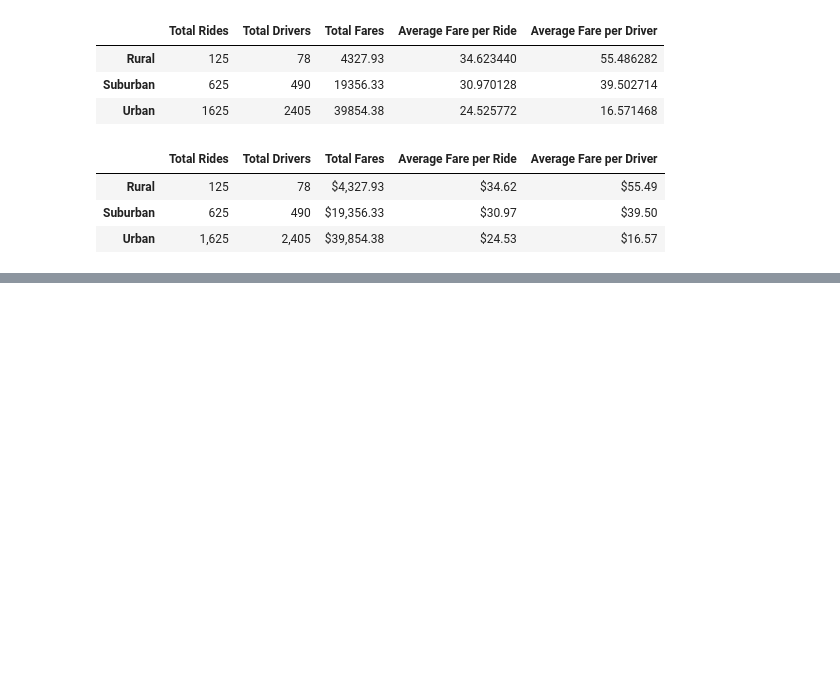
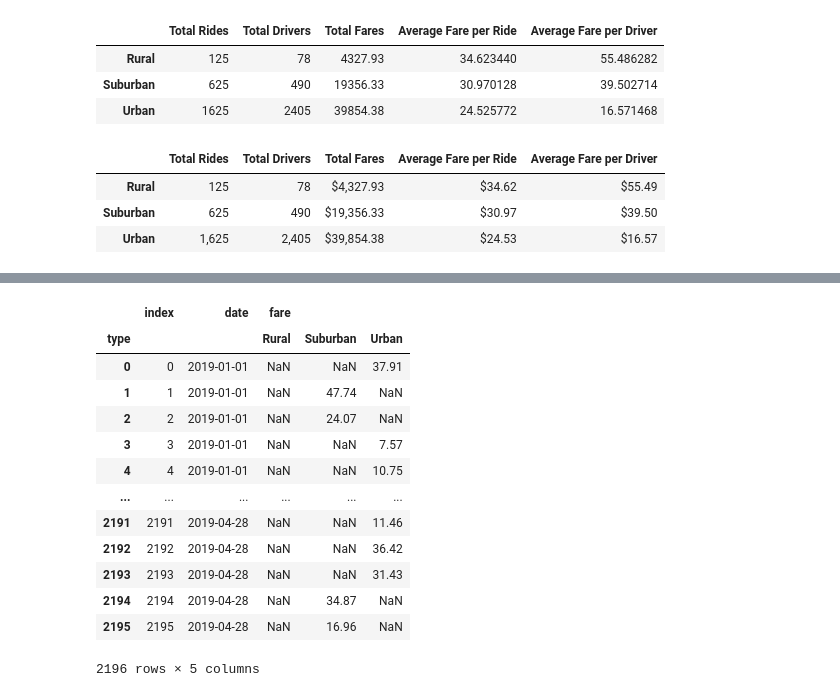
Before and after one commit to Mots94/PyBer_Analysis, a Jupyter notebook: PyBer.ipynb, the cells around one changed output, grey strips where cells are left out. Saved outputs shown, nothing was run; the diff lists cells and outputs as text; code cells hidden in the pictures; blank space fills up the shorter version.

```diff
--- a/PyBer.ipynb
+++ b/PyBer.ipynb
@@ -838,3 +838,14 @@ pyber_summary_df
 | Rural | 125 | 78 | $4,327.93 | $34.62 | $55.49 |
 | Suburban | 625 | 490 | $19,356.33 | $30.97 | $39.50 |
 | Urban | 1,625 | 2,405 | $39,854.38 | $24.53 | $16.57 |
+# %%
+#6. New data frame with type and date as indexes and fare for data points
+#6a. Reset index
+#6b. Assign date to index and type to columns using pivot function
+
+total_fares_df = pd.DataFrame()
+total_fares_df = pyber_data_df.groupby(['type', 'date']).sum()['fare']
+total_fares_df = total_fares_df.reset_index()
+total_fares_df = total_fares_df.pivot(index='date', columns='type')
+
+total_fares_df.head()
@@ -840,0 +861,6 @@ pyber_summary_df
+# %%
+#7. New data frame using loc method on date range
+
+total_fares_df2 = total_fares_df.loc['2019-01-01':'2019-04-29']
+
+total_fares_df2.tail()
@@ -840,0 +876,21 @@ pyber_summary_df
+# %%
+#8. Convert date to datetime
+
+total_fares_df2 = total_fares_df2.reset_index()
+total_fares_df2['date'] = pd.to_datetime(total_fares_df2['date']).dt.date
+total_fares_df2
+# %% [output]
+|  | index | date | fare |  |  |
+| type |  |  | Rural | Suburban | Urban |
+| 0 | 0 | 2019-01-01 | NaN | NaN | 37.91 |
+| 1 | 1 | 2019-01-01 | NaN | 47.74 | NaN |
+| 2 | 2 | 2019-01-01 | NaN | 24.07 | NaN |
+| 3 | 3 | 2019-01-01 | NaN | NaN | 7.57 |
+| 4 | 4 | 2019-01-01 | NaN | NaN | 10.75 |
+| ... | ... | ... | ... | ... | ... |
+| 2191 | 2191 | 2019-04-28 | NaN | NaN | 11.46 |
+| 2192 | 2192 | 2019-04-28 | NaN | NaN | 36.42 |
+| 2193 | 2193 | 2019-04-28 | NaN | NaN | 31.43 |
+| 2194 | 2194 | 2019-04-28 | NaN | 34.87 | NaN |
+| 2195 | 2195 | 2019-04-28 | NaN | 16.96 | NaN |
+2196 rows × 5 columns
```
Also changed, not shown: parts of 3 cells of this notebook.
